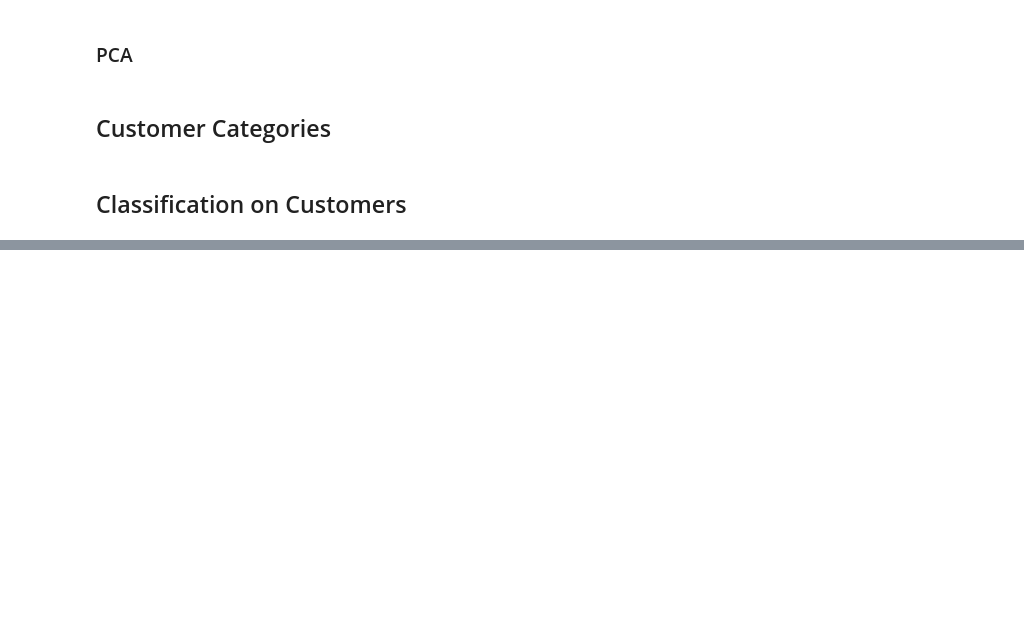
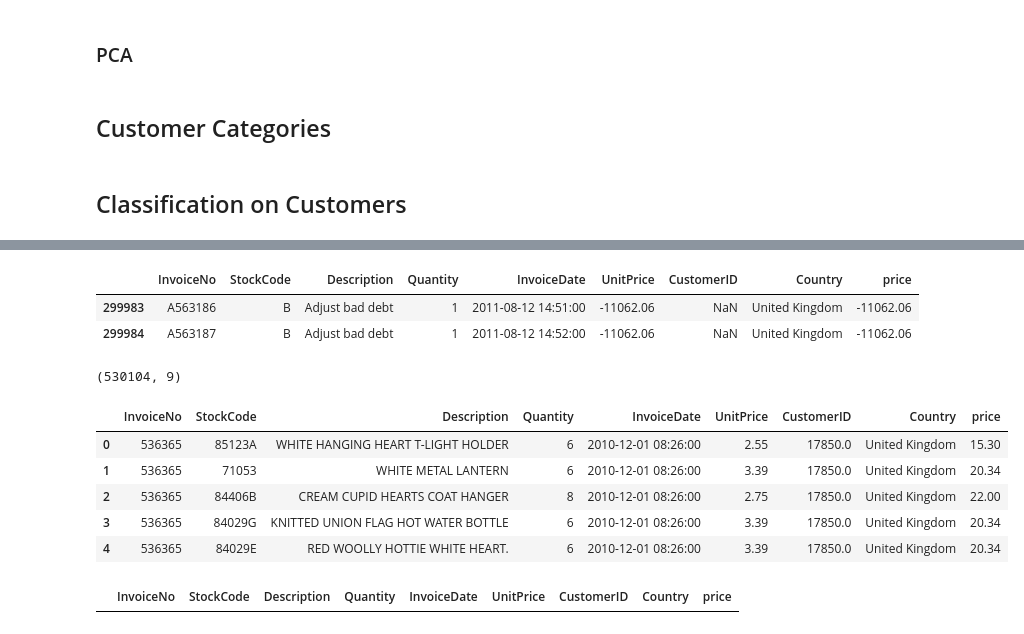
Before and after one commit to shubhjadhav/Customer-Segmentation, a Jupyter notebook: Code/customer-segmentation.ipynb, the cells around one changed output, grey strips where cells are left out. Saved outputs shown, nothing was run; the diff lists cells and outputs as text; code cells hidden in the pictures; blank space fills up the shorter version.

```diff
--- a/Code/customer-segmentation.ipynb
+++ b/Code/customer-segmentation.ipynb
@@ -161,0 +192,22 @@ cancellations_match_df
+# %%
+neg_invoice_df[neg_invoice_df.InvoiceNo.str[:1] != 'C']
+# %% [output]
+|  | InvoiceNo | StockCode | Description | Quantity | InvoiceDate | UnitPrice | CustomerID | Country | price |
+| 299983 | A563186 | B | Adjust bad debt | 1 | 2011-08-12 14:51:00 | -11062.06 | NaN | United Kingdom | -11062.06 |
+| 299984 | A563187 | B | Adjust bad debt | 1 | 2011-08-12 14:52:00 | -11062.06 | NaN | United Kingdom | -11062.06 |
+# %%
+pos_invoice_df = invoice_df[invoice_df.price>0]
+print(pos_invoice_df.shape)
+pos_invoice_df.head()
+# %% [output]
+(530104, 9)
+|  | InvoiceNo | StockCode | Description | Quantity | InvoiceDate | UnitPrice | CustomerID | Country | price |
+| 0 | 536365 | 85123A | WHITE HANGING HEART T-LIGHT HOLDER | 6 | 2010-12-01 08:26:00 | 2.55 | 17850.0 | United Kingdom | 15.30 |
+| 1 | 536365 | 71053 | WHITE METAL LANTERN | 6 | 2010-12-01 08:26:00 | 3.39 | 17850.0 | United Kingdom | 20.34 |
+| 2 | 536365 | 84406B | CREAM CUPID HEARTS COAT HANGER | 8 | 2010-12-01 08:26:00 | 2.75 | 17850.0 | United Kingdom | 22.00 |
+| 3 | 536365 | 84029G | KNITTED UNION FLAG HOT WATER BOTTLE | 6 | 2010-12-01 08:26:00 | 3.39 | 17850.0 | United Kingdom | 20.34 |
+| 4 | 536365 | 84029E | RED WOOLLY HOTTIE WHITE HEART. | 6 | 2010-12-01 08:26:00 | 3.39 | 17850.0 | United Kingdom | 20.34 |
+# %%
+pos_invoice_df[pos_invoice_df.InvoiceNo.str[:1] == 'C']
+# %% [output]
+|  | InvoiceNo | StockCode | Description | Quantity | InvoiceDate | UnitPrice | CustomerID | Country | price |
```
Also changed, not shown: parts of 31 cells of this notebook, 1 other file.
